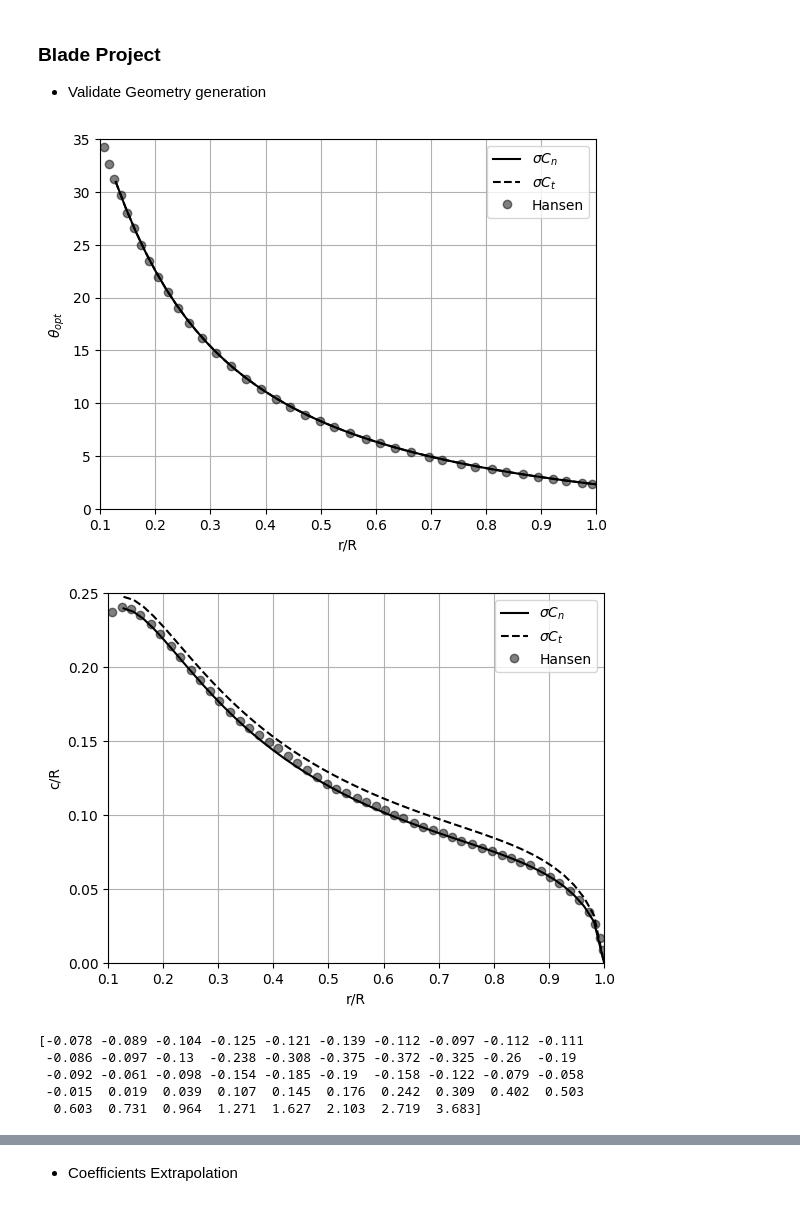
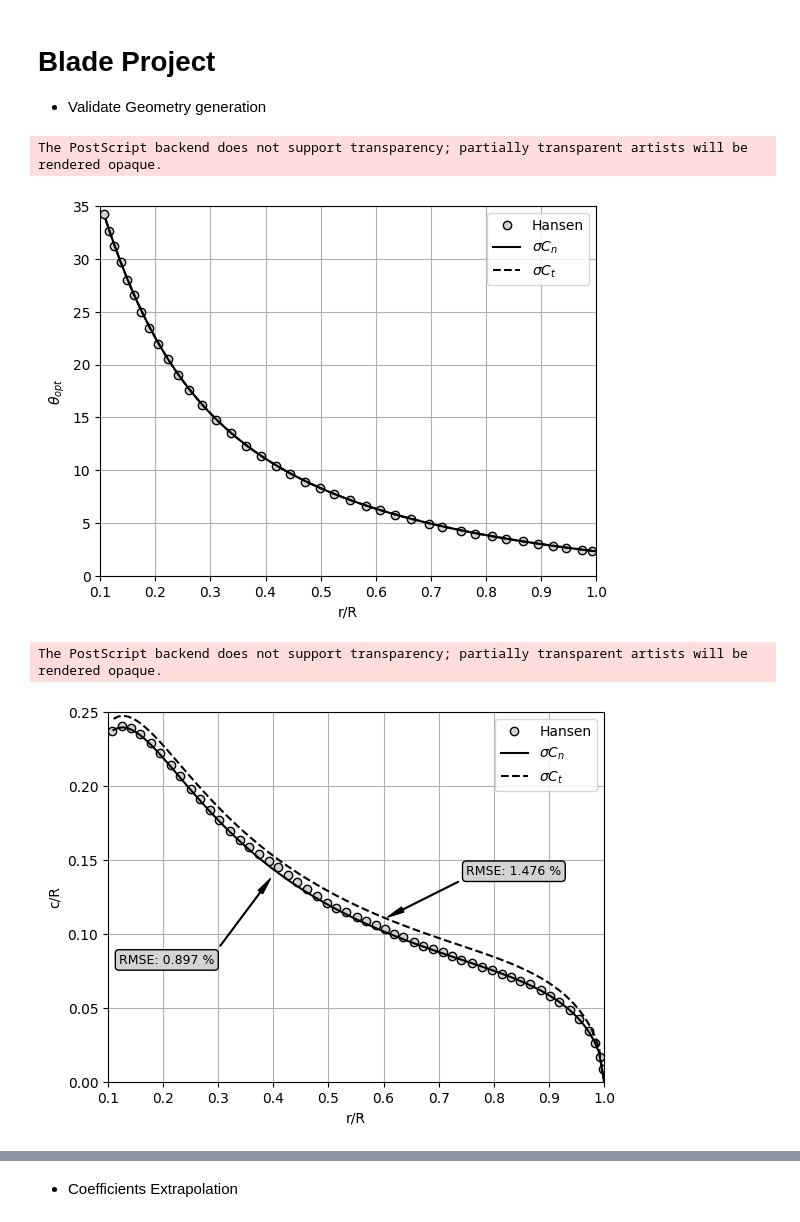
Before and after one commit to Widmark-Kaue/BEMT, a Jupyter notebook: case.ipynb, the cells around one changed output, grey strips where cells are left out. Cells and saved outputs as stored; diff of their text form; code cells hidden in the pictures.

```diff
--- a/case.ipynb
+++ b/case.ipynb
@@ -9,60 +9,84 @@ from src.utils import *
 from src.rotor import Rotor
 from src.bemt import bemt
 # %% [markdown]
-### Blade Project
+# Blade Project
 - Validate Geometry generation
 # %%
-rotor = Rotor(number_of_blades=3, number_of_sections=50, tip_speed_ratio=6, alpha_opt=4, Cl_opt=0.8, Cd_opt=0.012)
-rotor2 = Rotor(number_of_blades=3, number_of_sections=50, tip_speed_ratio=6, alpha_opt=4, Cl_opt=0.8, Cd_opt=0.012)
+save_images = True
 
-rotor2.blade_design(r_R0=0.11, plot=False, solidity='Ct')
-rotor.blade_design(r_R0=0.11, plot=False, solidity='Cn')
+rotor = Rotor(number_of_blades=3, number_of_sections=100, tip_speed_ratio=6, alpha_opt=4, Cl_opt=0.8, Cd_opt=0.012)
+rotor2 = Rotor(number_of_blades=3, number_of_sections=100, tip_speed_ratio=6, alpha_opt=4, Cl_opt=0.8, Cd_opt=0.012)
+
+rotor.blade_design(r0_R=0.11, plot=False, solidity='Cn', filter_invalid_solidity=False)
+rotor2.blade_design(r0_R=0.11, plot=False, solidity='Ct', filter_invalid_solidity=False)
 
 chord_hansen_validate = np.loadtxt(validate_path.joinpath('chord_distribution_Hansen.dat'))
 pitch_hansen_validate = np.loadtxt(validate_path.joinpath('pitch_distribution_Hansen.dat'))
 
+
+# Compute Error
+code_Cn = interp1d(rotor.sections['r_R'], rotor.sections['c_R'], kind='cubic')
+code_Ct = interp1d(rotor2.sections['r_R'], rotor2.sections['c_R'], kind='cubic')
+hansen = interp1d(chord_hansen_validate[:,0], chord_hansen_validate[:,1], kind='cubic')
+error_Cn = (code_Cn(rotor.sections['r_R'][:-1]) - hansen(rotor.sections['r_R'][:-1]))**2
+error_Ct = (code_Ct(rotor2.sections['r_R'][:-1]) - hansen(rotor2.sections['r_R'][:-1]))**2
+
+error_Cn = np.sqrt(np.sum(error_Cn)/len(error_Cn)) * 100
+error_Ct = np.sqrt(np.sum(error_Ct)/len(error_Ct)) * 100
+
 # Pitch Angle Distribution
 
 plt.figure(figsize=(6.4, 4.8))
+plt.plot(pitch_hansen_validate[:,0], pitch_hansen_validate[:,1],'o', color = 'lightgray', markeredgecolor='black', label = 'Hansen')
 plt.plot(rotor.sections['r_R'], rotor.sections['theta_opt'], 'k', label = r'$\sigma C_n$')
 plt.plot(rotor2.sections['r_R'], rotor2.sections['theta_opt'], 'k--', label = r'$\sigma C_t$')
-plt.plot(pitch_hansen_validate[:,0], pitch_hansen_validate[:,1],'ko', label = 'Hansen', alpha = 0.5)
 
 plt.xlabel('r/R')
 plt.ylabel(r'$\theta_{opt}$')
 plt.ylim(0,35)
 plt.xlim(0.1, 1)
 
 
 plt.legend()
 plt.grid()
+if save_images:
+    plt.savefig(image_path.joinpath('pitch_angle_distribution_validate.eps'), format='eps')
 plt.show()
 
 # Chord Distribution
 plt.figure(figsize=(6.4, 4.8))
+plt.plot(chord_hansen_validate[:,0], chord_hansen_validate[:,1],'o',color='lightgray', markeredgecolor='black', label = 'Hansen')
 plt.plot(rotor.sections['r_R'], rotor.sections['c_R']*rotor.sections['tip_correction'], 'k', label = r'$\sigma C_n$')
 plt.plot(rotor2.sections['r_R'], rotor2.sections['c_R']*rotor2.sections['tip_correction'], 'k--', label = r'$\sigma C_t$')
-plt.plot(chord_hansen_validate[:,0], chord_hansen_validate[:,1],'ko', label = 'Hansen', alpha = 0.5)
+
+# Adicionar a seta apontando para a primeira curva
+arrow_width = 0.5
+arrow_head_width = 4
+plt.annotate(f'RMSE: {error_Cn:.3f} %',
+             xy=(0.4, 0.14),  # Posição da ponta da seta (x, y) no gráfico
+             xytext=(0.12, 0.08),  # Posição do texto (x, y) no gráfico
+             arrowprops=dict(facecolor='black', shrink=0.05, width=arrow_width, headwidth=arrow_head_width),
+             fontsize=9, bbox=dict(facecolor='lightgray', boxstyle = 'round, pad=0.3'))
+
+# Adicionar a seta apontando para a segunda curva
+plt.annotate(f'RMSE: {error_Ct:.3f} %',
+             xy=(0.6, 0.11),  # Posição da ponta da seta (x, y) no gráfico
+             xytext=(0.75, 0.14),  # Posição do texto (x, y) no gráfico
+             arrowprops=dict(facecolor='black', shrink=0.05, width=arrow_width, headwidth=arrow_head_width),
+             fontsize=9, bbox=dict(facecolor='lightgray', boxstyle = 'round, pad=0.3') )
 
 plt.xlabel('r/R')
 plt.ylabel('c/R')
 plt.ylim(0,0.25)
 plt.xlim(0.1, 1)
 
-plt.legend()
+plt.legend(loc = 1)
 plt.grid()
+if save_images:
+    plt.savefig(image_path.joinpath('chord_distribution_validate.eps'), format='eps')
 plt.show()
-
-# Compute Error
-code = interp1d(rotor.sections['r_R'], rotor.sections['c_R'], kind='cubic')
-hansen = interp1d(chord_hansen_validate[:,0], chord_hansen_validate[:,1], kind='cubic')
-error = code(rotor.sections['r_R'][:-1]) - hansen(rotor.sections['r_R'][:-1])
-print(np.round(error*100, 3))
 # %% [output]
+The PostScript backend does not support transparency; partially transparent artists will be rendered opaque.
-[figure, old version]
+[figure, new version]
+The PostScript backend does not support transparency; partially transparent artists will be rendered opaque.
-[figure, old version]
+[figure, new version]
-[-0.078 -0.089 -0.104 -0.125 -0.121 -0.139 -0.112 -0.097 -0.112 -0.111
- -0.086 -0.097 -0.13  -0.238 -0.308 -0.375 -0.372 -0.325 -0.26  -0.19
- -0.092 -0.061 -0.098 -0.154 -0.185 -0.19  -0.158 -0.122 -0.079 -0.058
- -0.015  0.019  0.039  0.107  0.145  0.176  0.242  0.309  0.402  0.503
-  0.603  0.731  0.964  1.271  1.627  2.103  2.719  3.683]
```
Also changed, not shown: parts of 10 cells of this notebook.
